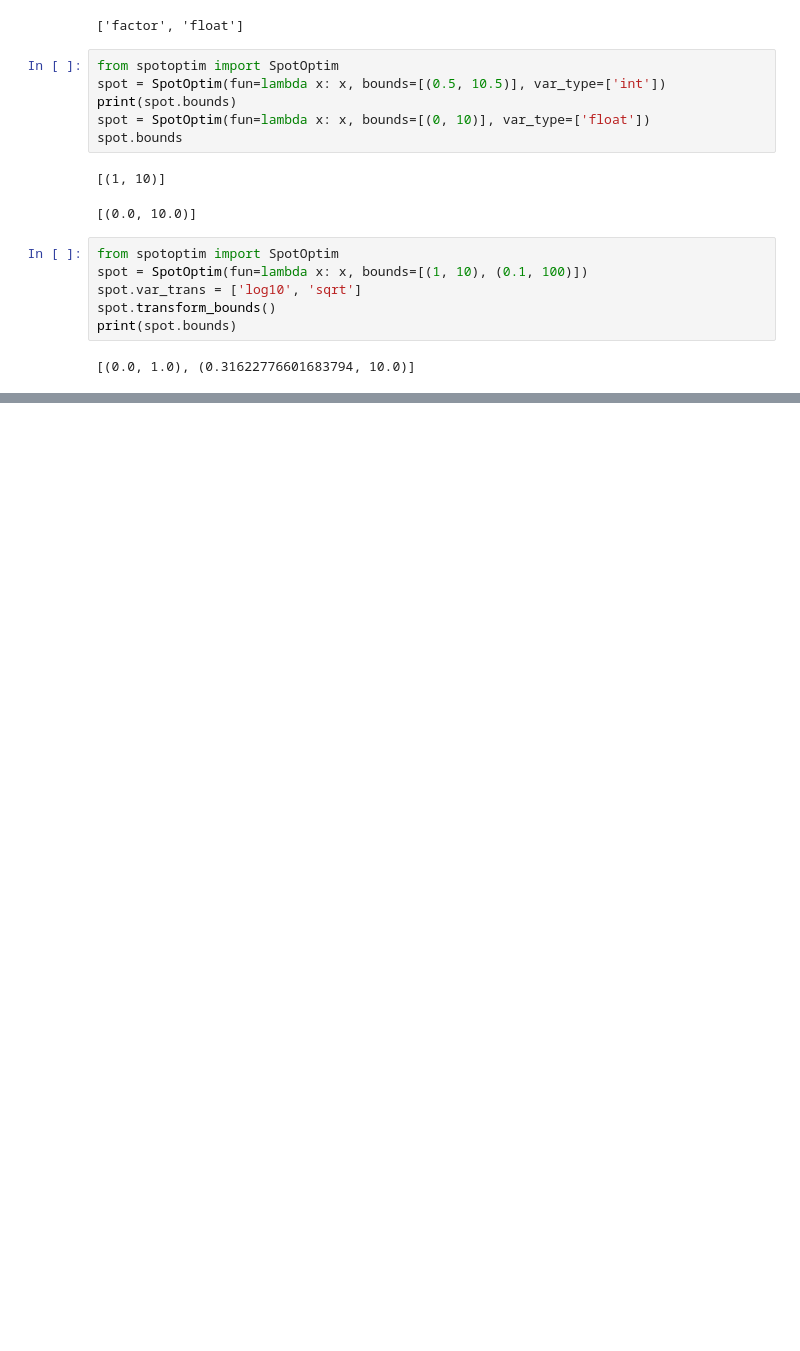
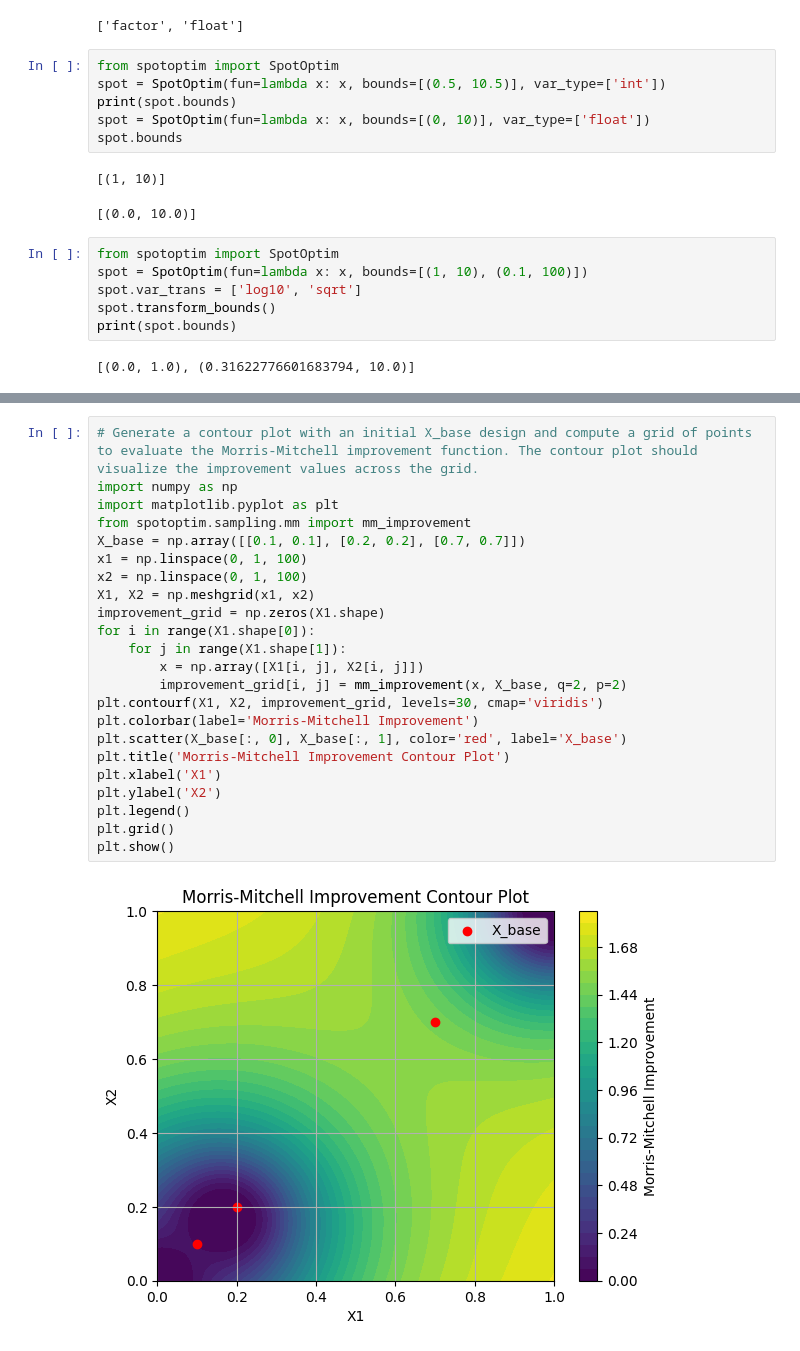
Before and after one commit to sequential-parameter-optimization/spotoptim, a Jupyter notebook: notebooks/spotoptim_tests.ipynb, the cells around one changed output, grey strips where cells are left out. Cells and saved outputs as stored; diff of their text form; blank space fills up the shorter version.

```diff
--- a/notebooks/spotoptim_tests.ipynb
+++ b/notebooks/spotoptim_tests.ipynb
@@ -51,0 +88,25 @@ print(spot.bounds)
+# %%
+# Generate a contour plot with an initial X_base design and compute a grid of points to evaluate the Morris-Mitchell improvement function. The contour plot should visualize the improvement values across the grid.
+import numpy as np
+import matplotlib.pyplot as plt
+from spotoptim.sampling.mm import mm_improvement
+X_base = np.array([[0.1, 0.1], [0.2, 0.2], [0.7, 0.7]])
+x1 = np.linspace(0, 1, 100)
+x2 = np.linspace(0, 1, 100)
+X1, X2 = np.meshgrid(x1, x2)
+improvement_grid = np.zeros(X1.shape)
+for i in range(X1.shape[0]):
+    for j in range(X1.shape[1]):
+        x = np.array([X1[i, j], X2[i, j]])
+        improvement_grid[i, j] = mm_improvement(x, X_base, q=2, p=2)
+plt.contourf(X1, X2, improvement_grid, levels=30, cmap='viridis')
+plt.colorbar(label='Morris-Mitchell Improvement')
+plt.scatter(X_base[:, 0], X_base[:, 1], color='red', label='X_base')
+plt.title('Morris-Mitchell Improvement Contour Plot')
+plt.xlabel('X1')
+plt.ylabel('X2')
+plt.legend()
+plt.grid()
+plt.show()
+# %% [output]
+[figure, added]
```
Also changed, not shown: parts of 3 cells of this notebook, 8 other files.
